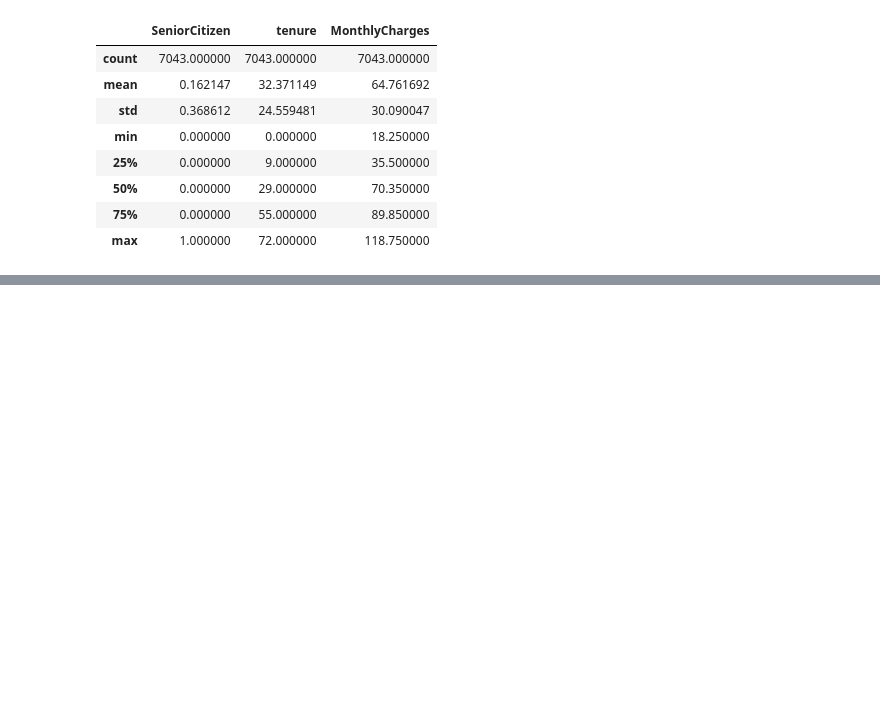
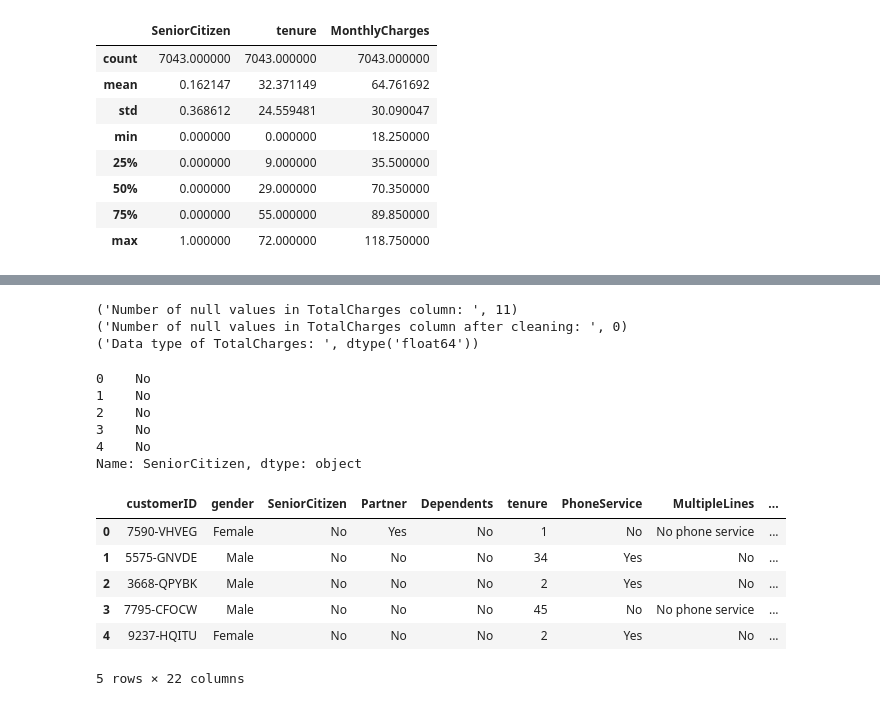
Before and after one commit to sahil-tandon/telecom-churn-prediction, a Jupyter notebook: churn-prediction.ipynb, the cells around one changed output, grey strips where cells are left out. Saved outputs shown, nothing was run; the diff lists cells and outputs as text; code cells hidden in the pictures; blank space fills up the shorter version.

```diff
--- a/churn-prediction.ipynb
+++ b/churn-prediction.ipynb
@@ -57,0 +63,48 @@ sns.countplot(x="Churn", data=telco);
+# %%
+telco['TotalCharges'] = telco["TotalCharges"].replace(" ",np.nan) #replacing blank spaces with null
+print("Number of null values in TotalCharges column: ", telco["TotalCharges"].isnull().sum()) #check total number of null values
+
+telco = telco[telco["TotalCharges"].notnull()] #keeping only not-null values
+telco = telco.reset_index()[telco.columns]
+print("Number of null values in TotalCharges column after cleaning: ", telco["TotalCharges"].isnull().sum())
+
+telco["TotalCharges"] = telco["TotalCharges"].astype(float) #changing data type from object to float
+print("Data type of TotalCharges: ", telco['TotalCharges'].dtype)
+# %% [output]
+('Number of null values in TotalCharges column: ', 11)
+('Number of null values in TotalCharges column after cleaning: ', 0)
+('Data type of TotalCharges: ', dtype('float64'))
+# %%
+telco["SeniorCitizen"] = telco["SeniorCitizen"].replace({1:"Yes", 0:"No"})
+telco["SeniorCitizen"].head()
+# %% [output]
+0    No
+1    No
+2    No
+3    No
+4    No
+Name: SeniorCitizen, dtype: object
+# %%
+def tenure_lab(telco) :
+    if telco["tenure"] <= 12 :
+        return "Tenure_0-12"
+    elif (telco["tenure"] > 12) & (telco["tenure"] <= 24 ):
+        return "Tenure_12-24"
+    elif (telco["tenure"] > 24) & (telco["tenure"] <= 48) :
+        return "Tenure_24-48"
+    elif (telco["tenure"] > 48) & (telco["tenure"] <= 60) :
+        return "Tenure_48-60"
+    elif telco["tenure"] > 60 :
+        return "Tenure_gt_60"
+
+telco["tenure_group"] = telco.apply(lambda telco:tenure_lab(telco), axis=1)
+# %%
+telco.head()
+# %% [output]
+|  | customerID | gender | SeniorCitizen | Partner | Dependents | tenure | PhoneService | MultipleLines | ... |
+| 0 | 7590-VHVEG | Female | No | Yes | No | 1 | No | No phone service | ... |
+| 1 | 5575-GNVDE | Male | No | No | No | 34 | Yes | No | ... |
+| 2 | 3668-QPYBK | Male | No | No | No | 2 | Yes | No | ... |
+| 3 | 7795-CFOCW | Male | No | No | No | 45 | No | No phone service | ... |
+| 4 | 9237-HQITU | Female | No | No | No | 2 | Yes | No | ... |
+5 rows × 22 columns
```
Also changed, not shown: parts of 17 cells of this notebook.
